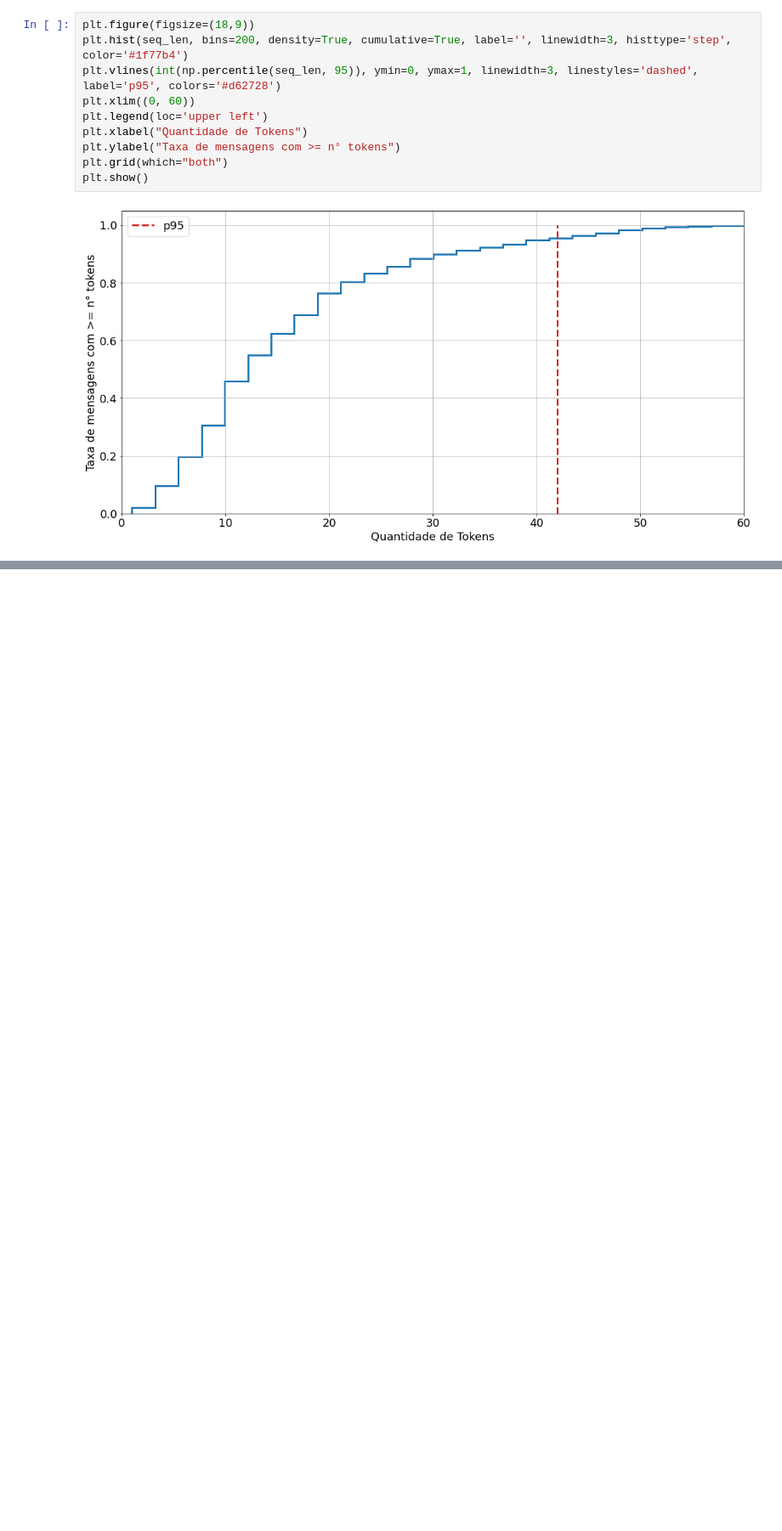
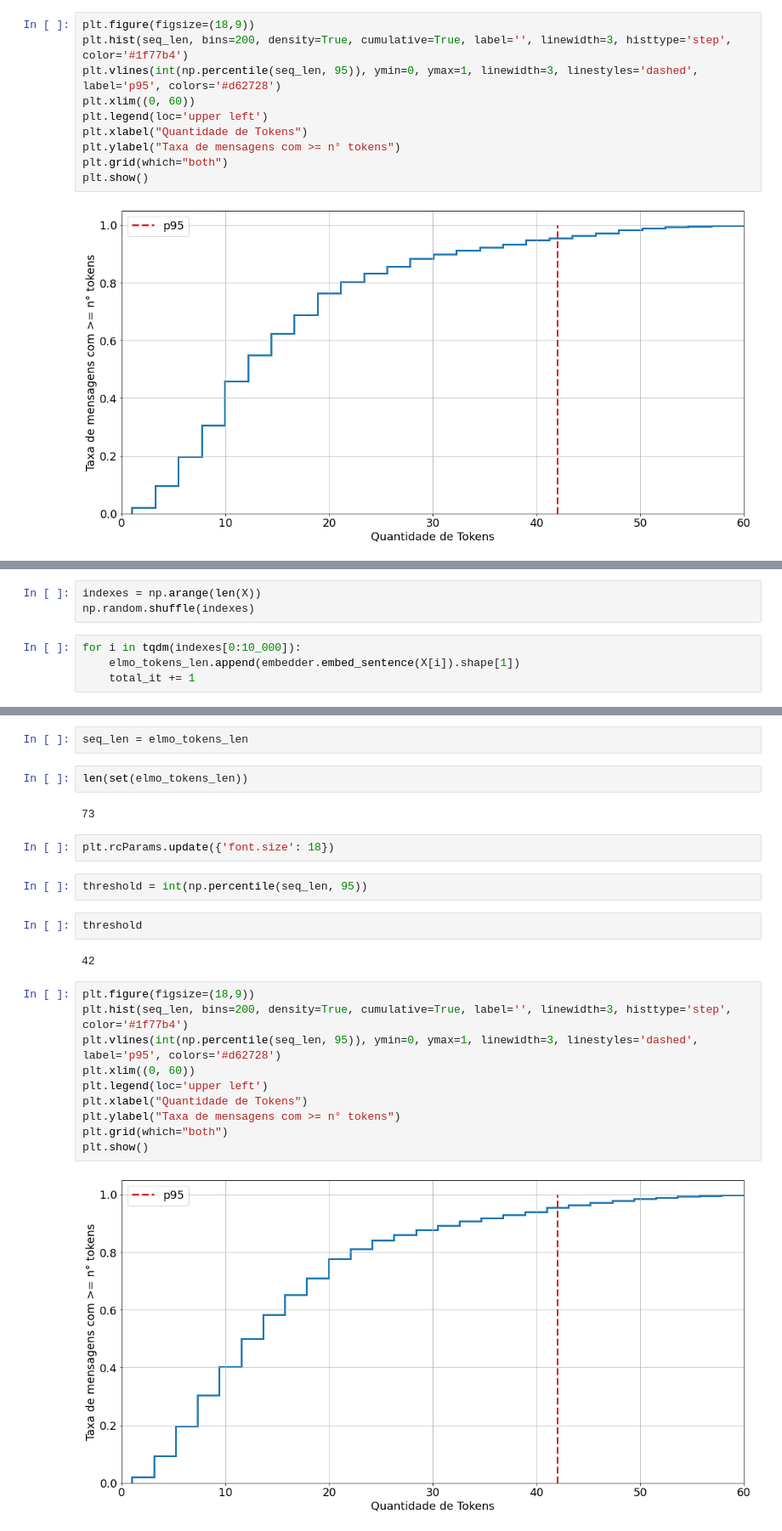
Before and after one commit to brenoarosa/twitter_sentiment, a Jupyter notebook: notebooks/3 - Token size selecion.ipynb, the cells around one changed output, grey strips where cells are left out. Shown at 85% size. Saved outputs shown, nothing was run; the diff lists cells and outputs as text; blank space fills up the shorter version.

Commit message:
few improvements in graph embedding code

```diff
--- a/notebooks/3 - Token size selecion.ipynb
+++ b/notebooks/3 - Token size selecion.ipynb
@@ -43,0 +61,7 @@ plt.show()
+# %%
+indexes = np.arange(len(X))
+np.random.shuffle(indexes)
+# %%
+for i in tqdm(indexes[0:10_000]):
+    elmo_tokens_len.append(embedder.embed_sentence(X[i]).shape[1])
+    total_it += 1
@@ -43,0 +88,26 @@ plt.show()
+# %%
+seq_len = elmo_tokens_len
+# %%
+len(set(elmo_tokens_len))
+# %% [output]
+73
+# %%
+plt.rcParams.update({'font.size': 18})
+# %%
+threshold = int(np.percentile(seq_len, 95))
+# %%
+threshold
+# %% [output]
+42
+# %%
+plt.figure(figsize=(18,9))
+plt.hist(seq_len, bins=200, density=True, cumulative=True, label='', linewidth=3, histtype='step', color='#1f77b4')
+plt.vlines(int(np.percentile(seq_len, 95)), ymin=0, ymax=1, linewidth=3, linestyles='dashed', label='p95', colors='#d62728')
+plt.xlim((0, 60))
+plt.legend(loc='upper left')
+plt.xlabel("Quantidade de Tokens")
+plt.ylabel("Taxa de mensagens com >= n° tokens")
+plt.grid(which="both")
+plt.show()
+# %% [output]
+[figure, added]
```
Also changed, not shown: parts of 7 cells of this notebook, 5 other files.
